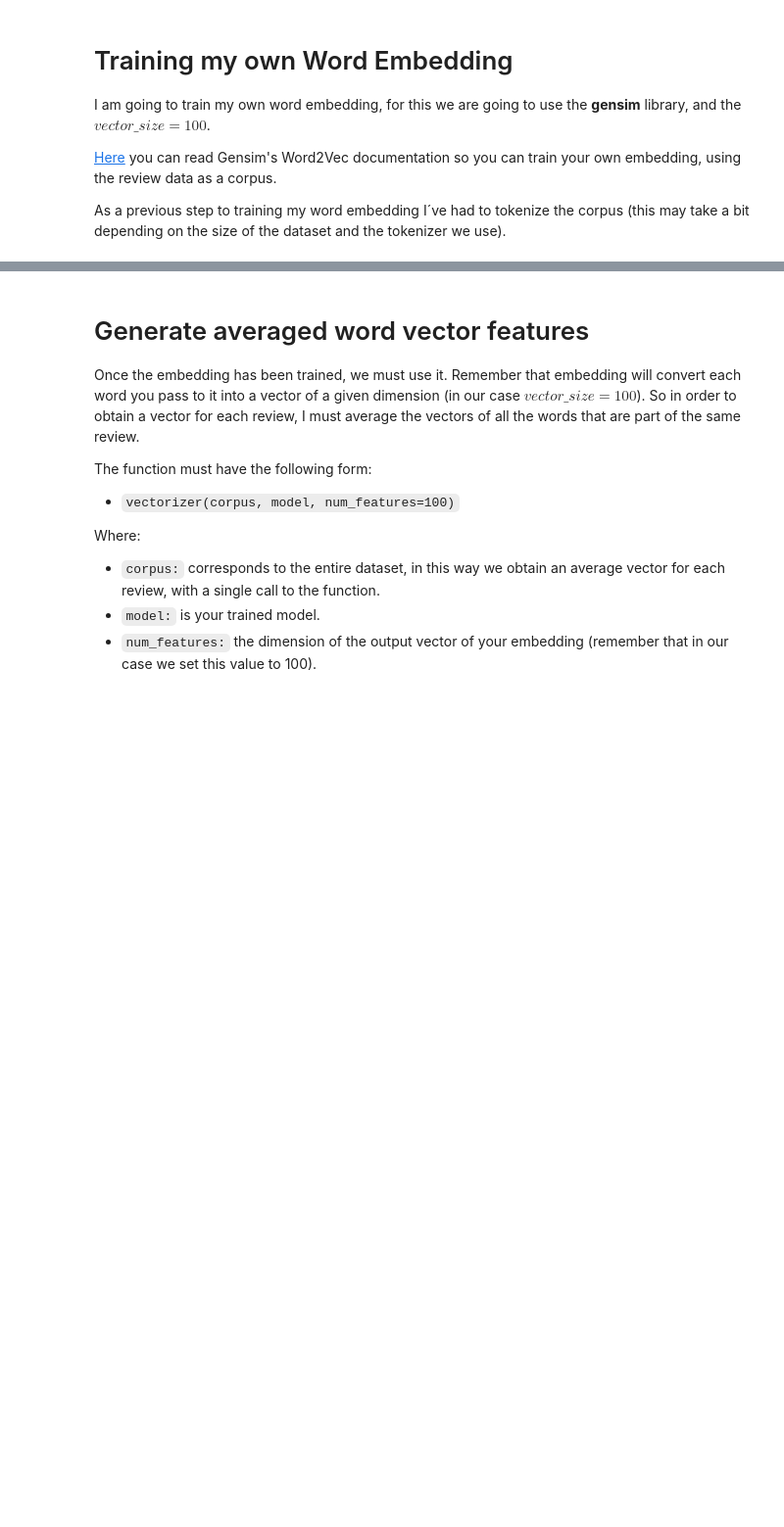
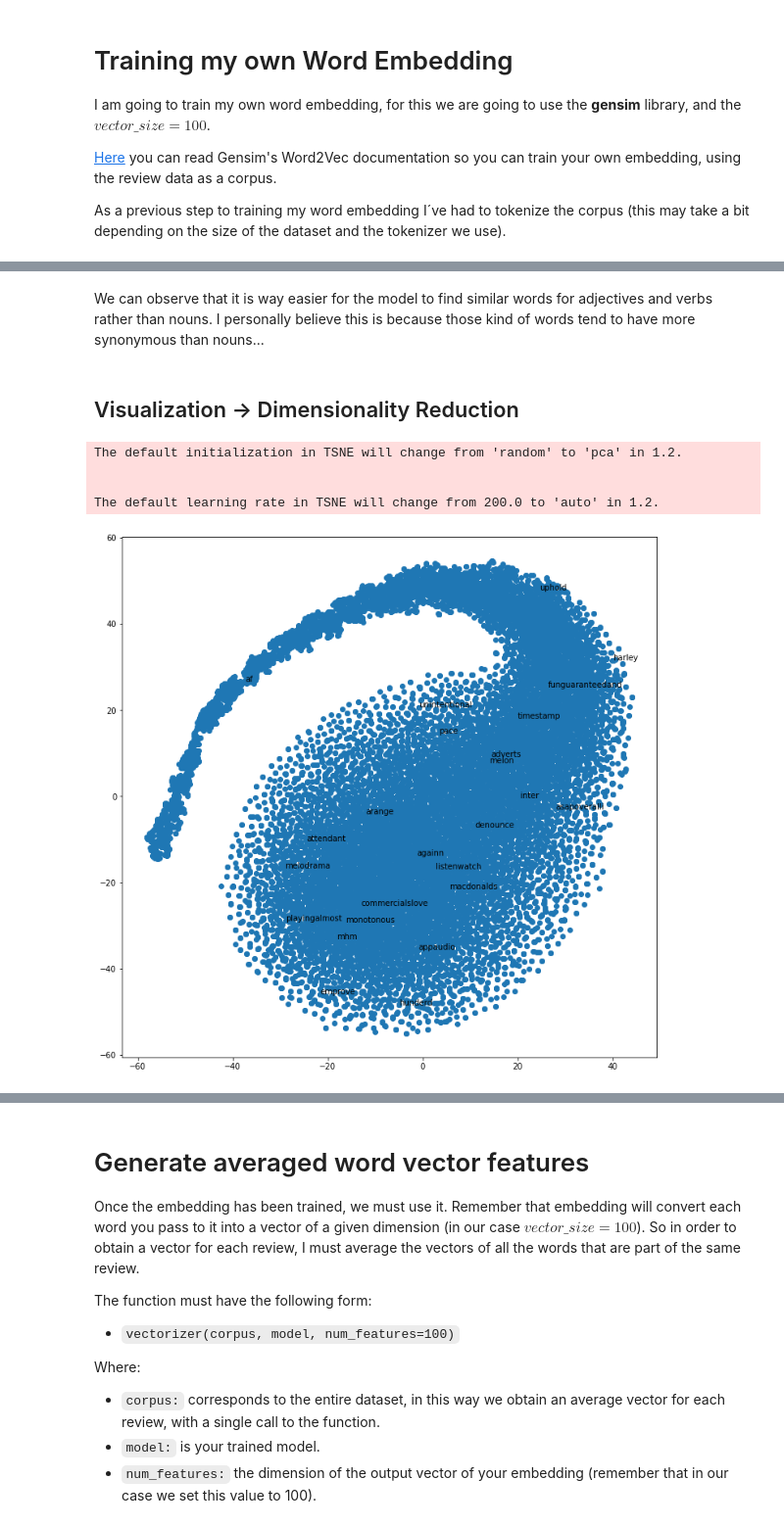
Before and after one commit to santiagoromero20/SentimentAnalysisApp-NLP-MCC, a Jupyter notebook: EDA.ipynb, the cells around one changed output, grey strips where cells are left out. Shown at 98% size. Saved outputs shown, nothing was run; the diff lists cells and outputs as text; code cells hidden in the pictures; blank space fills up the shorter version.

```diff
--- a/EDA.ipynb
+++ b/EDA.ipynb
@@ -573,6 +537,10 @@ I am going to train my own word embedding, for this we are going to use the __ge
 [Here](https://radimrehurek.com/gensim/models/word2vec.html) you can read Gensim's Word2Vec documentation so you can train your own embedding, using the review data as a corpus.
 
 As a previous step to training my word embedding I´ve had to tokenize the corpus (this may take a bit depending on the size of the dataset and the tokenizer we use).
+# %%
+from gensim.models import Word2Vec
+from nltk.tokenize.toktok import ToktokTokenizer
+tokenizer = ToktokTokenizer()
 # %%
 def tokenize_data(corpus):
     all_token = []
@@ -582,7 +550,7 @@ def tokenize_data(corpus):
 
     return all_token
 # %%
-x_train_normalized_copy_0 = x_train_normalized.copy()
-x_test_normalized_copy_0  = x_test_normalized.copy()
-a = tokenize_data(x_train_normalized_copy_0)
-b = tokenize_data(x_test_normalized_copy_0)
+X_train_w2v = X_train.copy()
+X_test_w2v  = X_test.copy()
+a = tokenize_data(X_train_w2v)
+b = tokenize_data(X_test_w2v)
@@ -594,0 +622,4 @@ from gensim.models import Word2Vec
+# %% [markdown]
+We can observe that it is way easier for the model to find similar words for adjectives and verbs rather than nouns. I personally believe this is because those kind of words tend to have more synonymous than nouns...
+# %% [markdown]
+## Visualization -> Dimensionality Reduction
@@ -594,0 +659,27 @@ from gensim.models import Word2Vec
+# %%
+def reduce_dimensions(model):
+    num_dimensions = 2  # final num dimensions (2D, 3D, etc)
+
+    # extract the words & their vectors, as numpy arrays
+    vectors = np.asarray(model.wv.vectors)
+    labels = np.asarray(model.wv.index_to_key)  # fixed-width numpy strings
+
+    # reduce using t-SNE
+    tsne = TSNE(n_components=num_dimensions, random_state=0)
+    vectors = tsne.fit_transform(vectors)
+
+    x_vals = [v[0] for v in vectors]
+    y_vals = [v[1] for v in vectors]
+    return x_vals, y_vals, labels
+
+
+x_vals, y_vals, labels = reduce_dimensions(model_w2v)
+# %% [output]
+The default initialization in TSNE will change from 'random' to 'pca' in 1.2.
+
+
+The default learning rate in TSNE will change from 200.0 to 'auto' in 1.2.
+# %%
+plot_with_matplotlib(x_vals, y_vals, labels)
+# %% [output]
+[figure, added]
```
Also changed, not shown: parts of 74 cells of this notebook.
